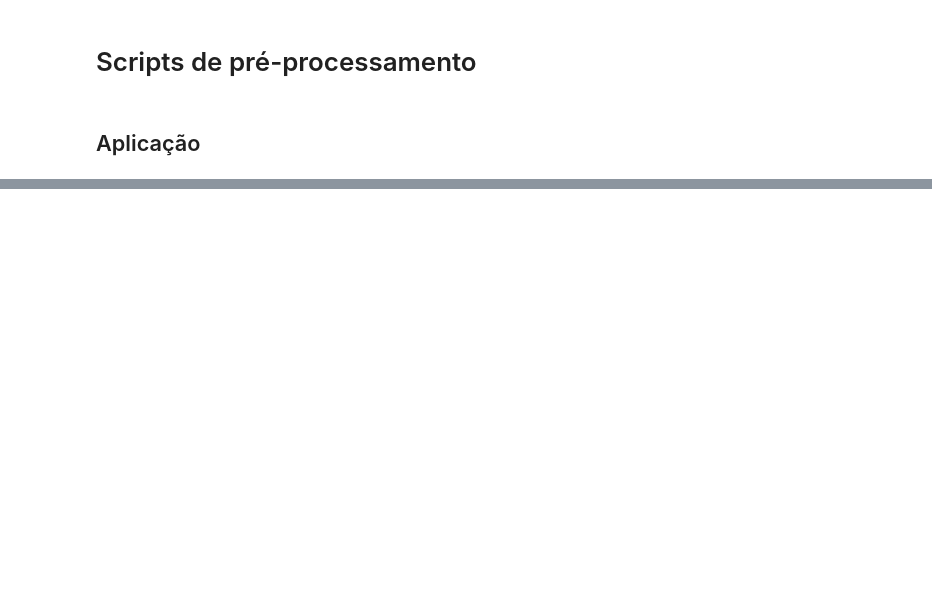
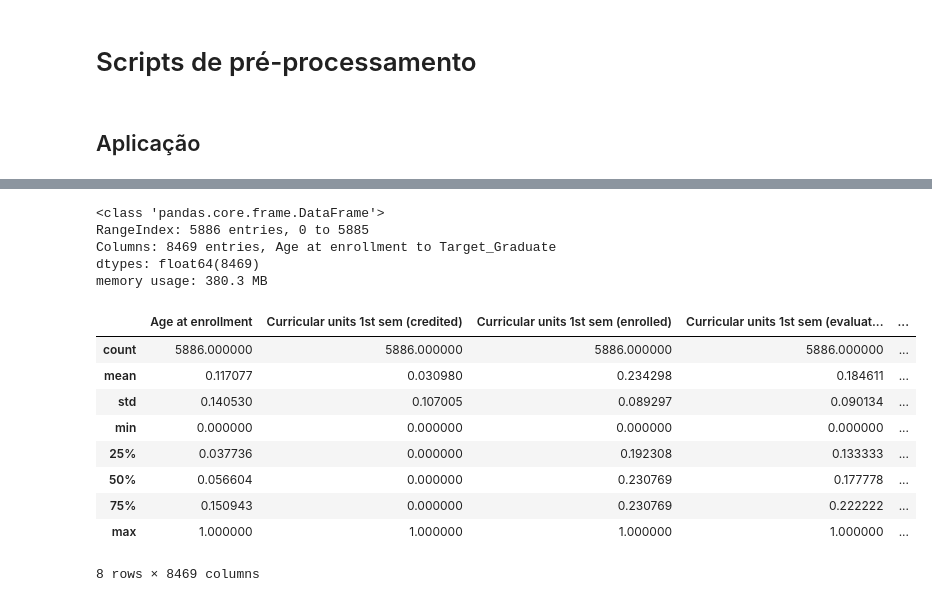
Before and after one commit to felmateos/student-dropout-prediction, a Jupyter notebook: preprocessing/preprocessing_FC.ipynb, the cells around one changed output, grey strips where cells are left out. Cells and saved outputs as stored; diff of their text form; code cells hidden in the pictures; blank space fills up the shorter version.

Commit message:
updated preprocessing

```diff
--- a/preprocessing/preprocessing_FC.ipynb
+++ b/preprocessing/preprocessing_FC.ipynb
@@ -68,7 +78,26 @@ def scaling(df: pd.DataFrame, cols: list, scaling) -> pd.DataFrame:
+# %%
+def remove_cols(df: pd.DataFrame, cols: list) -> pd.DataFrame:
+    return df.drop(columns=cols)
+# %%
+def preprocess_data(df: pd.DataFrame, num_cols: list, cat_cols: list, scaler='minmax') -> pd.DataFrame:
+    df = remove_cols()
+
+    X = df.drop(columns=['Target'])
+    y = df['Target']
+
+    df = hybrid_balancing(X, y)
+
+    num_vars = df[num_cols]
+    cat_vars = df[cat_cols]
+
+    num_vars_scaled = scaling(num_vars, scaler)
+
+    cat_vars_encoded = one_hot_encoding(cat_vars, cat_cols)
+
+    df_balanced_scaled_encoded = pd.concat([num_vars_scaled, cat_vars_encoded], axis=1)
+
+    return df_balanced_scaled_encoded
 # %% [markdown]
 ## Aplicação
 # %%
 df = pd.read_csv('../data/students.csv')
-# %%
-cols = ['Target']
-df = one_hot_encoding(df, cols)
@@ -74,0 +153,2 @@ df = one_hot_encoding(df, cols)
+# %%
+df = preprocess_data(df, num_cols, cat_cols)
@@ -75 +165,22 @@ df = one_hot_encoding(df, cols)
+# %%
+df.info()
+# %% [output]
+<class 'pandas.core.frame.DataFrame'>
+RangeIndex: 5886 entries, 0 to 5885
+Columns: 8469 entries, Age at enrollment to Target_Graduate
+dtypes: float64(8469)
+memory usage: 380.3 MB
+# %%
+df.describe()
+# %% [output]
+|  | Age at enrollment | Curricular units 1st sem (credited) | Curricular units 1st sem (enrolled) | Curricular units 1st sem (evaluat... | ... |
+| count | 5886.000000 | 5886.000000 | 5886.000000 | 5886.000000 | ... |
+| mean | 0.117077 | 0.030980 | 0.234298 | 0.184611 | ... |
+| std | 0.140530 | 0.107005 | 0.089297 | 0.090134 | ... |
+| min | 0.000000 | 0.000000 | 0.000000 | 0.000000 | ... |
+| 25% | 0.037736 | 0.000000 | 0.192308 | 0.133333 | ... |
+| 50% | 0.056604 | 0.000000 | 0.230769 | 0.177778 | ... |
+| 75% | 0.150943 | 0.000000 | 0.230769 | 0.222222 | ... |
+| max | 1.000000 | 1.000000 | 1.000000 | 1.000000 | ... |
+8 rows × 8469 columns
 # %%
```
Also changed, not shown: parts of 7 cells of this notebook, 1 other file.
